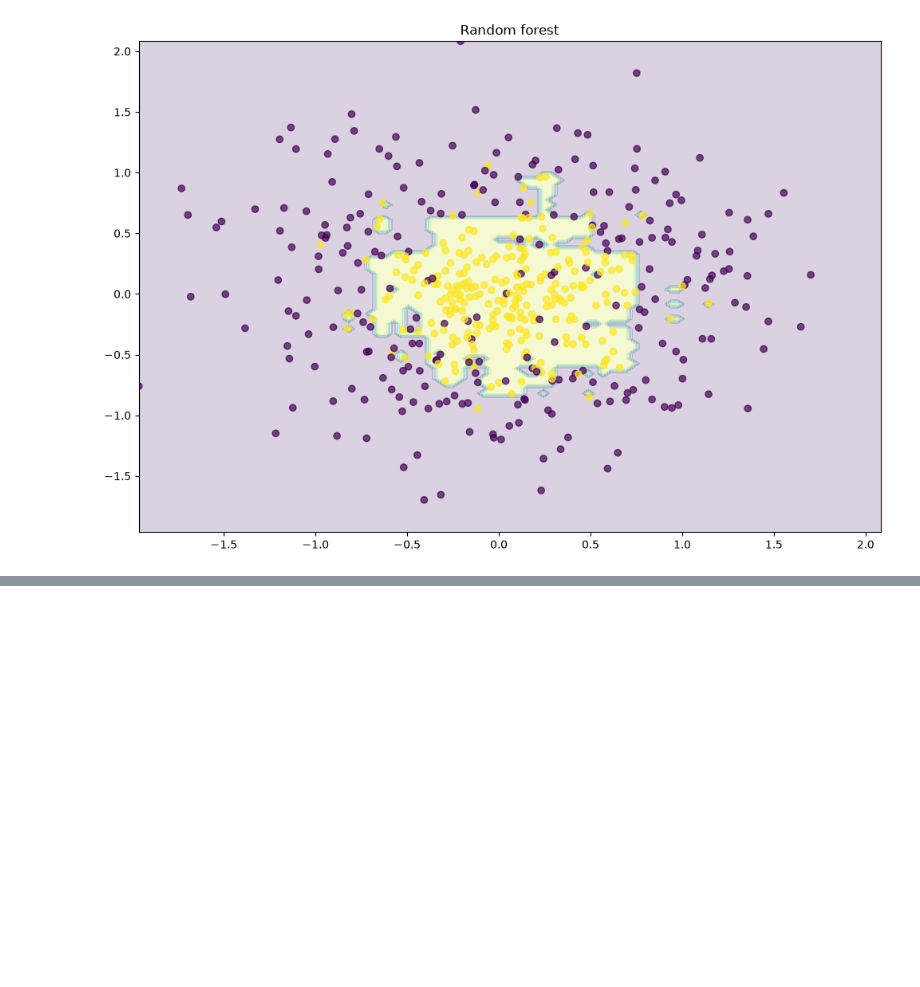
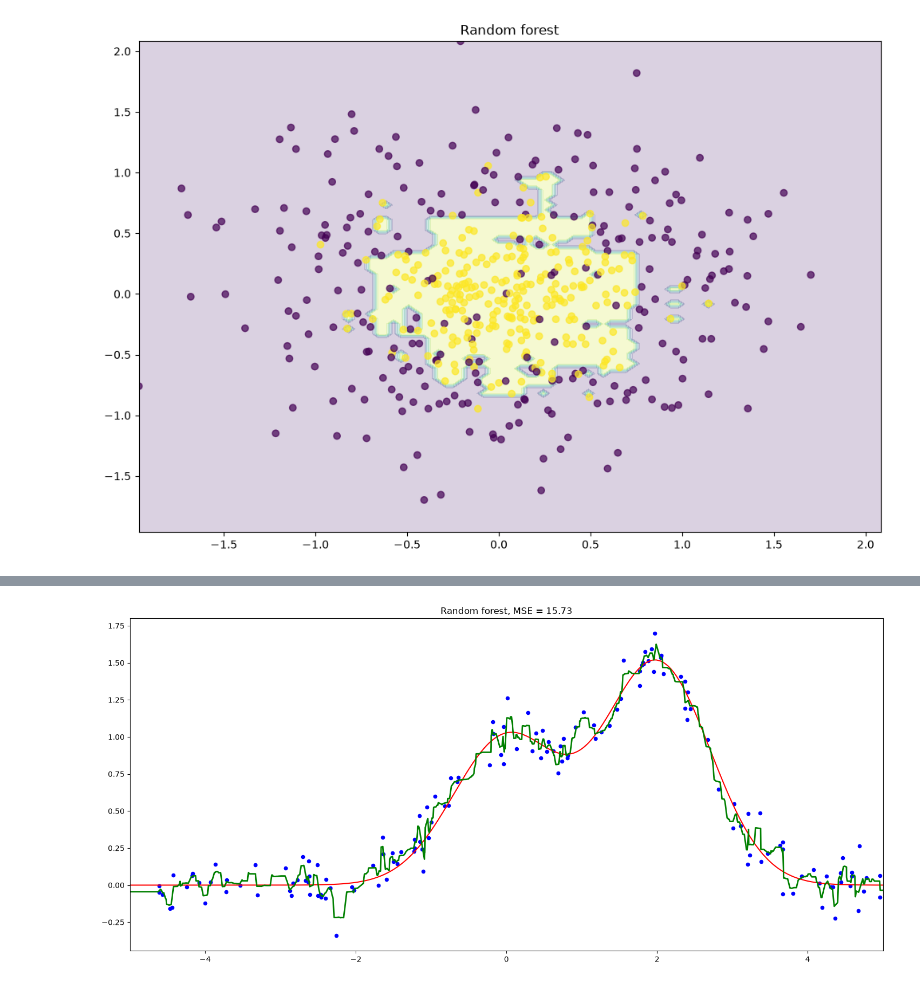
Before and after one commit to Salmankhan0518/Machine-learning-2, a Jupyter notebook: 109- How Random Forest Performs So Well/HowRandomForestPerformsSoWell.ipynb, the cells around one changed output, grey strips where cells are left out. Cells and saved outputs as stored; diff of their text form; code cells hidden in the pictures; blank space fills up the shorter version.

```diff
--- a/109- How Random Forest Performs So Well/HowRandomForestPerformsSoWell.ipynb
+++ b/109- How Random Forest Performs So Well/HowRandomForestPerformsSoWell.ipynb
@@ -48,0 +95,15 @@ plt.show()
+# %%
+# Random Forest
+from sklearn.ensemble import RandomForestRegressor
+
+rfr = RandomForestRegressor(n_estimators=1000).fit(X_train, y_train)
+rf_predict = rfr.predict(X_test)
+
+plt.figure(figsize=(18, 8))
+plt.plot(X_test, f(X_test), "r")
+plt.scatter(X_train, y_train, c="b", s=20)
+plt.plot(X_test, rf_predict, "g", lw=2)
+plt.xlim([-5, 5])
+plt.title("Random forest, MSE = %.2f" % np.sum((y_test - rf_predict) ** 2));
+# %% [output]
+[figure, added]
```
Also changed, not shown: parts of 3 cells of this notebook, 1 other file.
